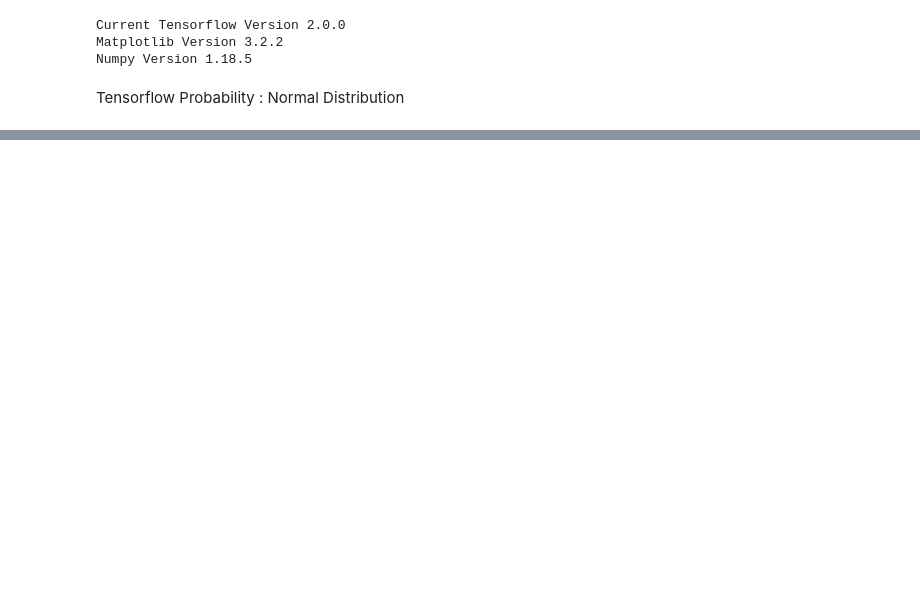
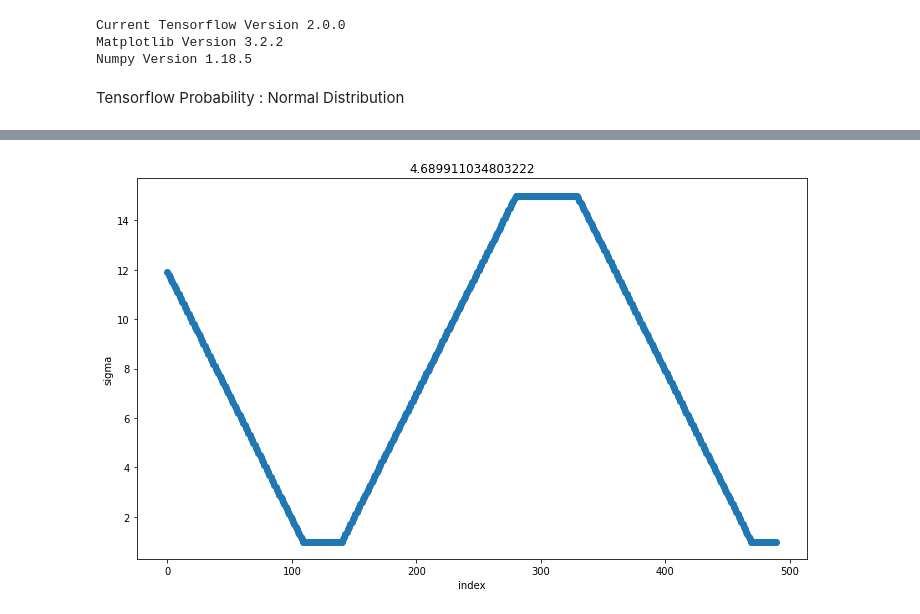
Before and after one commit to Xwyzworms/TensorflowProbability, a Jupyter notebook: TensorProbability.ipynb, the cells around one changed output, grey strips where cells are left out. Cells and saved outputs as stored; diff of their text form; code cells hidden in the pictures; blank space fills up the shorter version.

```diff
--- a/TensorProbability.ipynb
+++ b/TensorProbability.ipynb
@@ -91,0 +92,18 @@ ax[2].legend(["Distribution","Probability"])
+# %%
+x1 = np.arange(1,12,0.1)
+x1 = x1[::-1] #Revert the x1
+x2 = np.repeat(1,30) # Repeat1 30 times
+x3 = np.arange(1,15, 0.1)
+x4 = np.repeat(15,50)
+x5 = x3[::-1]
+x6 = np.repeat(1,20)
+
+x = np.concatenate([x1,x2,x3,x4,x5,x6])
+x.shape
+
+f,ax = plt.subplots(1,1,figsize=(12,7))
+ax.plot(x,marker="o")
+ax.set(title=x.std(),xlabel ="index",ylabel="sigma")
+f.show()
+# %% [output]
+[figure, added]
```
Also changed, not shown: parts of 15 cells of this notebook.
